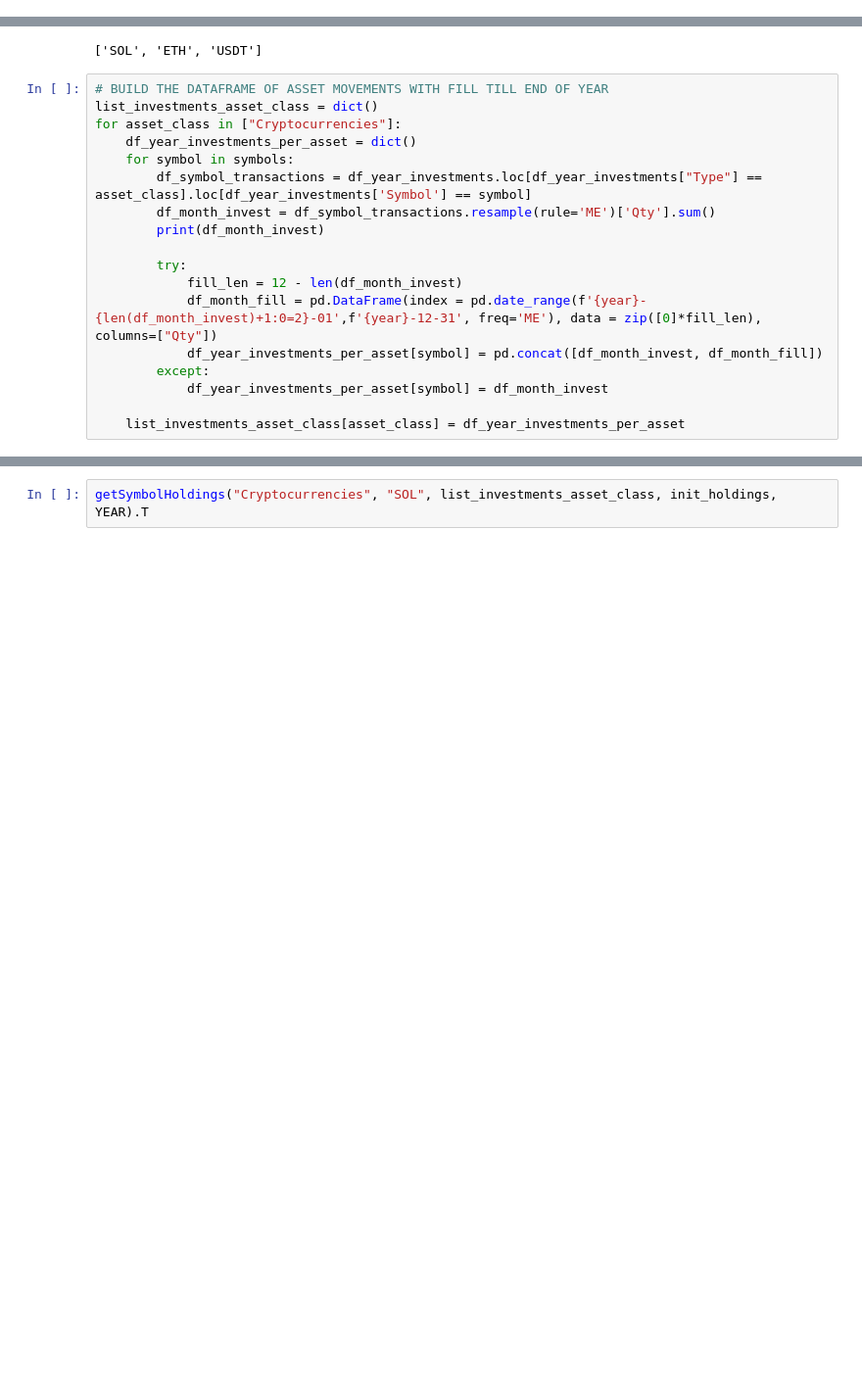
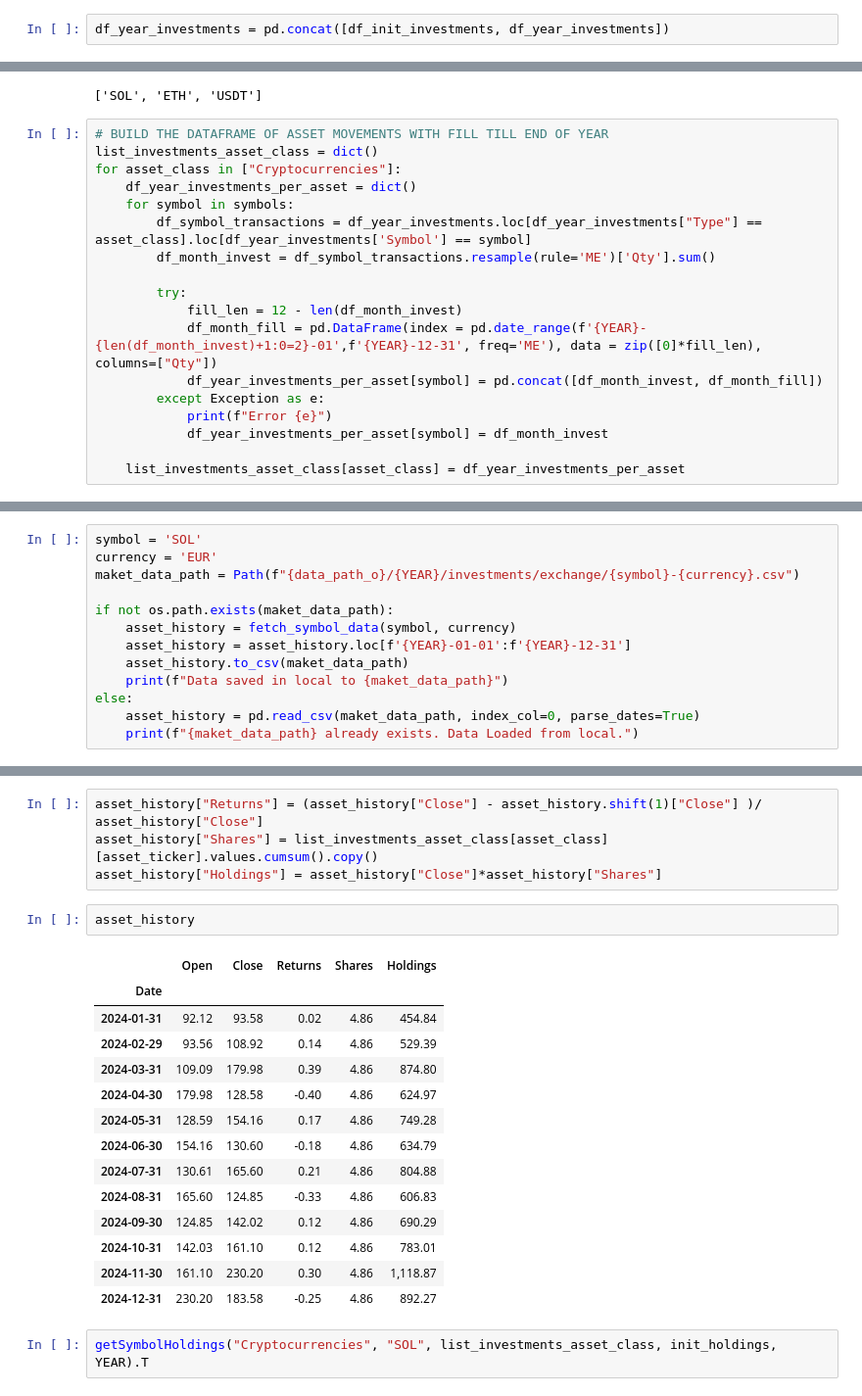
Before and after one commit to deepotrus/deepfinance, a Jupyter notebook: notebooks/nb2024revise.ipynb, the cells around one changed output, grey strips where cells are left out. Shown: that part at 98% size. Saved outputs shown, nothing was run; the diff lists cells and outputs as text; blank space fills up the shorter version.

```diff
--- a/notebooks/nb2024revise.ipynb
+++ b/notebooks/nb2024revise.ipynb
@@ -159,0 +104,2 @@ fig.show()
+# %%
+df_year_investments = pd.concat([df_init_investments, df_year_investments])
@@ -170,13 +124,13 @@ for asset_class in ["Cryptocurrencies"]:
     for symbol in symbols:
         df_symbol_transactions = df_year_investments.loc[df_year_investments["Type"] == asset_class].loc[df_year_investments['Symbol'] == symbol]
         df_month_invest = df_symbol_transactions.resample(rule='ME')['Qty'].sum()
-        print(df_month_invest)
 
         try:
             fill_len = 12 - len(df_month_invest)
-            df_month_fill = pd.DataFrame(index = pd.date_range(f'{year}-{len(df_month_invest)+1:0=2}-01',f'{year}-12-31', freq='ME'), data = zip([0]*fill_len), columns=["Qty"])
+            df_month_fill = pd.DataFrame(index = pd.date_range(f'{YEAR}-{len(df_month_invest)+1:0=2}-01',f'{YEAR}-12-31', freq='ME'), data = zip([0]*fill_len), columns=["Qty"])
             df_year_investments_per_asset[symbol] = pd.concat([df_month_invest, df_month_fill])
-        except:
+        except Exception as e:
+            print(f"Error {e}")
             df_year_investments_per_asset[symbol] = df_month_invest
 
     list_investments_asset_class[asset_class] = df_year_investments_per_asset
@@ -211,0 +169,13 @@ def getSymbolHoldings(asset_class, asset_ticker, list_investments_asset_class, i
+# %%
+symbol = 'SOL'
+currency = 'EUR'
+maket_data_path = Path(f"{data_path_o}/{YEAR}/investments/exchange/{symbol}-{currency}.csv")
+
+if not os.path.exists(maket_data_path):
+    asset_history = fetch_symbol_data(symbol, currency)
+    asset_history = asset_history.loc[f'{YEAR}-01-01':f'{YEAR}-12-31']
+    asset_history.to_csv(maket_data_path)
+    print(f"Data saved in local to {maket_data_path}")
+else:
+    asset_history = pd.read_csv(maket_data_path, index_col=0, parse_dates=True)
+    print(f"{maket_data_path} already exists. Data Loaded from local.")
@@ -212,3 +184,24 @@ def getSymbolHoldings(asset_class, asset_ticker, list_investments_asset_class, i
+# %%
+asset_history["Returns"] = (asset_history["Close"] - asset_history.shift(1)["Close"] )/ asset_history["Close"]
+asset_history["Shares"] = list_investments_asset_class[asset_class][asset_ticker].values.cumsum().copy()
+asset_history["Holdings"] = asset_history["Close"]*asset_history["Shares"]
+# %%
+asset_history
+# %% [output]
+|  | Open | Close | Returns | Shares | Holdings |
+| Date |  |  |  |  |  |
+| 2024-01-31 | 92.12 | 93.58 | 0.02 | 4.86 | 454.84 |
+| 2024-02-29 | 93.56 | 108.92 | 0.14 | 4.86 | 529.39 |
+| 2024-03-31 | 109.09 | 179.98 | 0.39 | 4.86 | 874.80 |
+| 2024-04-30 | 179.98 | 128.58 | -0.40 | 4.86 | 624.97 |
+| 2024-05-31 | 128.59 | 154.16 | 0.17 | 4.86 | 749.28 |
+| 2024-06-30 | 154.16 | 130.60 | -0.18 | 4.86 | 634.79 |
+| 2024-07-31 | 130.61 | 165.60 | 0.21 | 4.86 | 804.88 |
+| 2024-08-31 | 165.60 | 124.85 | -0.33 | 4.86 | 606.83 |
+| 2024-09-30 | 124.85 | 142.02 | 0.12 | 4.86 | 690.29 |
+| 2024-10-31 | 142.03 | 161.10 | 0.12 | 4.86 | 783.01 |
+| 2024-11-30 | 161.10 | 230.20 | 0.30 | 4.86 | 1,118.87 |
+| 2024-12-31 | 230.20 | 183.58 | -0.25 | 4.86 | 892.27 |
 # %%
 getSymbolHoldings("Cryptocurrencies", "SOL", list_investments_asset_class, init_holdings, YEAR).T
 # %% [output]
```
Also changed, not shown: parts of 12 cells of this notebook, 2 other files.
